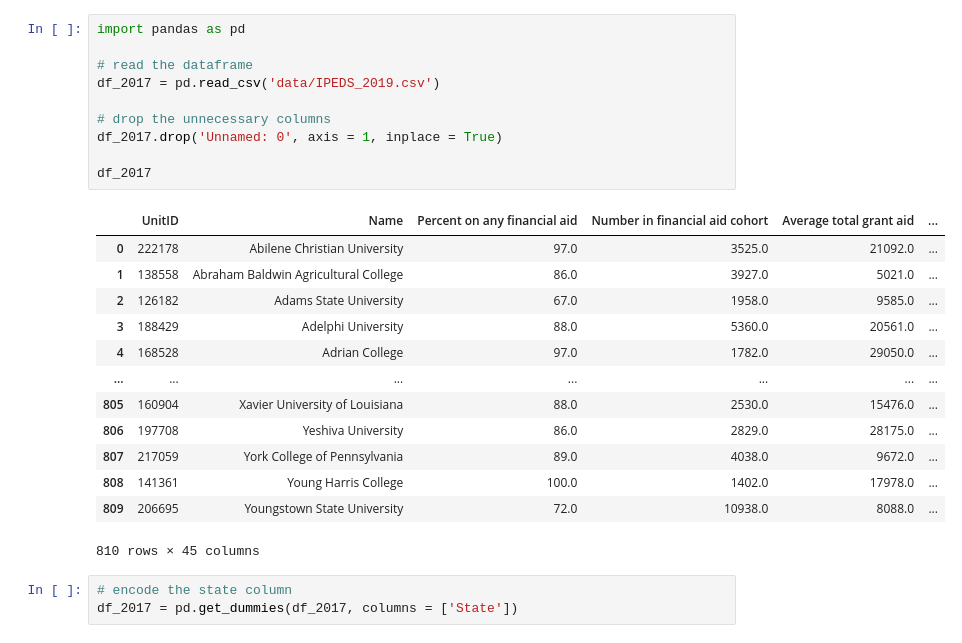
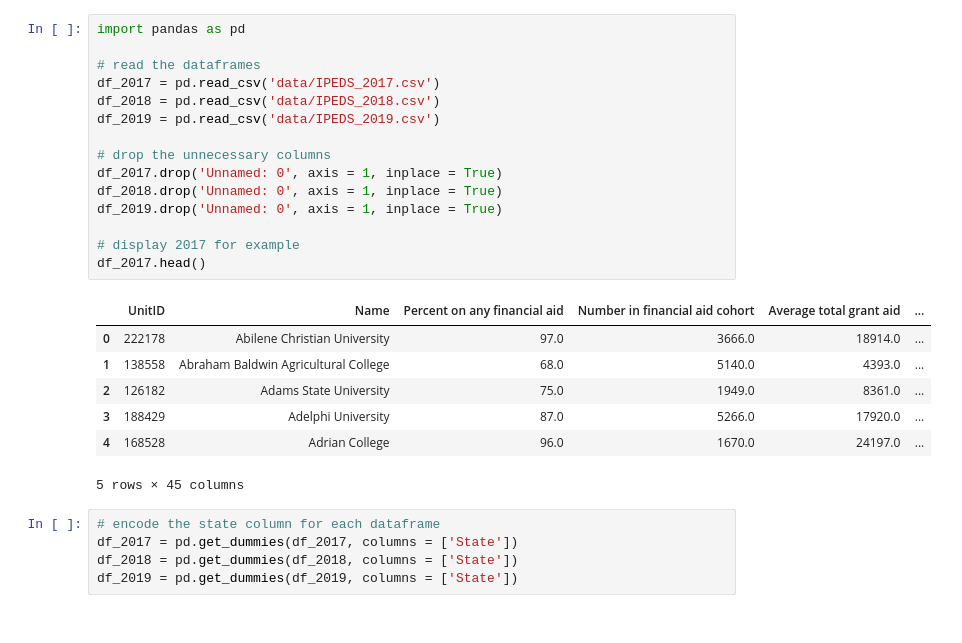
Before and after one commit to belljack17/standardized-testing, a Jupyter notebook: RandomForest.ipynb, the cells around one changed output. Cells and saved outputs as stored; diff of their text form.

```diff
--- a/RandomForest.ipynb
+++ b/RandomForest.ipynb
@@ -1,30 +1,31 @@
 # %%
 import pandas as pd
 
-# read the dataframe
-df_2017 = pd.read_csv('data/IPEDS_2019.csv')
+# read the dataframes
+df_2017 = pd.read_csv('data/IPEDS_2017.csv')
+df_2018 = pd.read_csv('data/IPEDS_2018.csv')
+df_2019 = pd.read_csv('data/IPEDS_2019.csv')
 
 # drop the unnecessary columns
 df_2017.drop('Unnamed: 0', axis = 1, inplace = True)
+df_2018.drop('Unnamed: 0', axis = 1, inplace = True)
+df_2019.drop('Unnamed: 0', axis = 1, inplace = True)
 
-df_2017
+# display 2017 for example
+df_2017.head()
 # %% [output]
 |  | UnitID | Name | Percent on any financial aid | Number in financial aid cohort | Average total grant aid | ... |
-| 0 | 222178 | Abilene Christian University | 97.0 | 3525.0 | 21092.0 | ... |
-| 1 | 138558 | Abraham Baldwin Agricultural College | 86.0 | 3927.0 | 5021.0 | ... |
-| 2 | 126182 | Adams State University | 67.0 | 1958.0 | 9585.0 | ... |
-| 3 | 188429 | Adelphi University | 88.0 | 5360.0 | 20561.0 | ... |
-| 4 | 168528 | Adrian College | 97.0 | 1782.0 | 29050.0 | ... |
-| ... | ... | ... | ... | ... | ... | ... |
-| 805 | 160904 | Xavier University of Louisiana | 88.0 | 2530.0 | 15476.0 | ... |
-| 806 | 197708 | Yeshiva University | 86.0 | 2829.0 | 28175.0 | ... |
-| 807 | 217059 | York College of Pennsylvania | 89.0 | 4038.0 | 9672.0 | ... |
-| 808 | 141361 | Young Harris College | 100.0 | 1402.0 | 17978.0 | ... |
-| 809 | 206695 | Youngstown State University | 72.0 | 10938.0 | 8088.0 | ... |
+| 0 | 222178 | Abilene Christian University | 97.0 | 3666.0 | 18914.0 | ... |
+| 1 | 138558 | Abraham Baldwin Agricultural College | 68.0 | 5140.0 | 4393.0 | ... |
+| 2 | 126182 | Adams State University | 75.0 | 1949.0 | 8361.0 | ... |
+| 3 | 188429 | Adelphi University | 87.0 | 5266.0 | 17920.0 | ... |
+| 4 | 168528 | Adrian College | 96.0 | 1670.0 | 24197.0 | ... |
-810 rows × 45 columns
+5 rows × 45 columns
 # %%
-# encode the state column
+# encode the state column for each dataframe
 df_2017 = pd.get_dummies(df_2017, columns = ['State'])
+df_2018 = pd.get_dummies(df_2018, columns = ['State'])
+df_2019 = pd.get_dummies(df_2019, columns = ['State'])
 # %%
 from sklearn.ensemble import RandomForestRegressor
 from sklearn.model_selection import KFold
```
Also changed, not shown: parts of 9 cells of this notebook.
